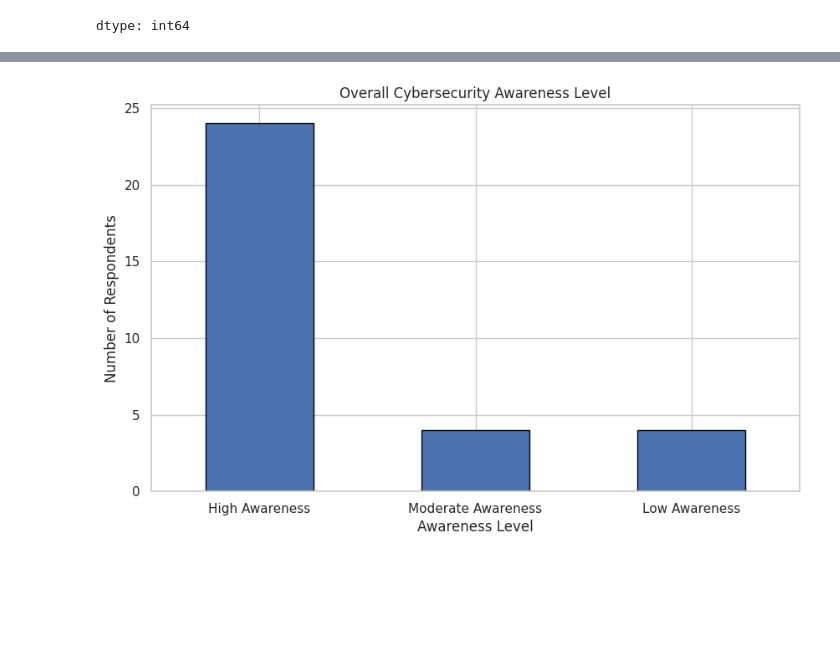
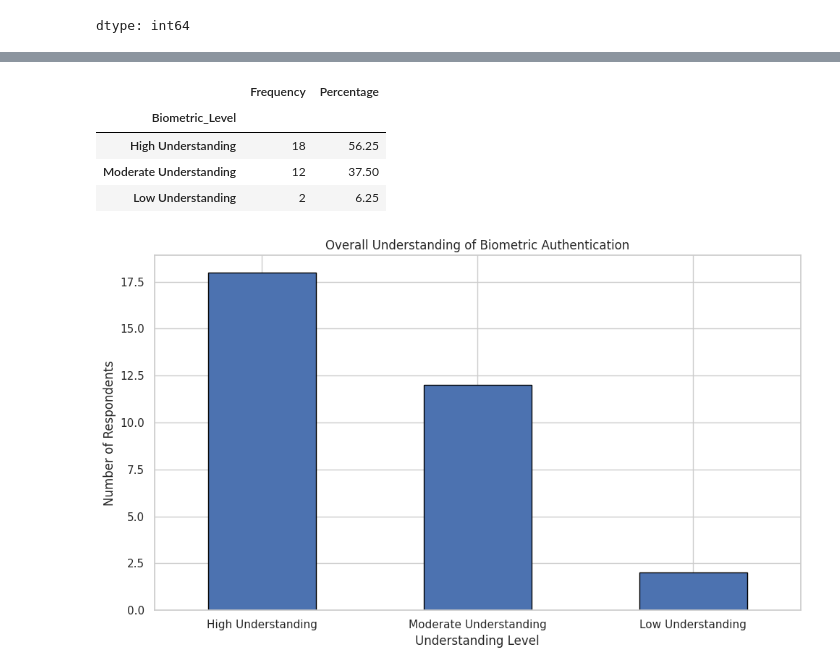
Before and after one commit to Shavindri/Final-Year-Project, a Jupyter notebook: Untitled0.ipynb, the cells around one changed output, grey strips where cells are left out. Saved outputs shown, nothing was run; the diff lists cells and outputs as text; code cells hidden in the pictures; blank space fills up the shorter version.

```diff
--- a/Untitled0.ipynb
+++ b/Untitled0.ipynb
@@ -399,0 +894,9 @@ dtype: int64
+# %%
+biometric = [
+    "Bio_Understand",
+    "Bio_DataProtection",
+    "Bio_PrivacyConcern",
+    "Bio_Trust",
+    "Bio_ClearInfo",
+    "Bio_Willingness"
+]
@@ -399,0 +949,6 @@ dtype: int64
+# %%
+all_data["Biometric_Score"] = round(
+    all_data[biometric].mean(axis=1), 2
+)
+
+all_data["Biometric_Score"].describe()
@@ -400,16 +966,40 @@ dtype: int64
+# %%
+def biometric_level(score):
+    if score <= 2:
+        return "High Understanding"
+    elif score <= 3:
+        return "Moderate Understanding"
+    else:
+        return "Low Understanding"
+
+all_data["Biometric_Level"] = all_data["Biometric_Score"].apply(biometric_level)
+
+biometric_level_summary = pd.DataFrame({
+    "Frequency": all_data["Biometric_Level"].value_counts(),
+    "Percentage": round(
+        all_data["Biometric_Level"].value_counts(normalize=True) * 100, 2
+    )
+})
+
+biometric_level_summary
+# %% [output]
+|  | Frequency | Percentage |
+| Biometric_Level |  |  |
+| High Understanding | 18 | 56.25 |
+| Moderate Understanding | 12 | 37.50 |
+| Low Understanding | 2 | 6.25 |
 # %%
-import matplotlib.pyplot as plt
-
-all_data["Awareness_Level"].value_counts().plot(
+all_data["Biometric_Level"].value_counts().plot(
     kind="bar",
     edgecolor="black"
 )
 
-plt.title("Overall Cybersecurity Awareness Level")
-plt.xlabel("Awareness Level")
+plt.title("Overall Understanding of Biometric Authentication")
+plt.xlabel("Understanding Level")
 plt.ylabel("Number of Respondents")
 plt.xticks(rotation=0)
 
+plt.tight_layout()
 plt.show()
 # %% [output]
-[figure, old version]
+[figure, new version]
```
Also changed, not shown: parts of 65 cells of this notebook.
